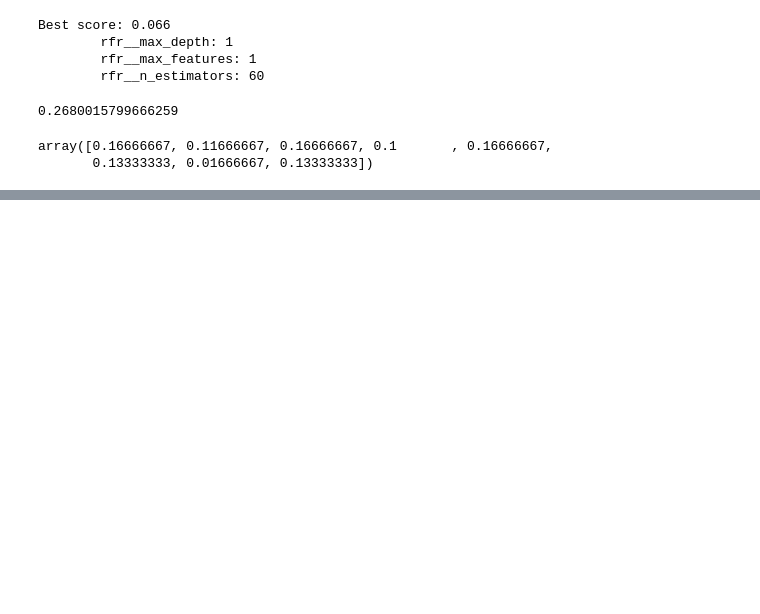
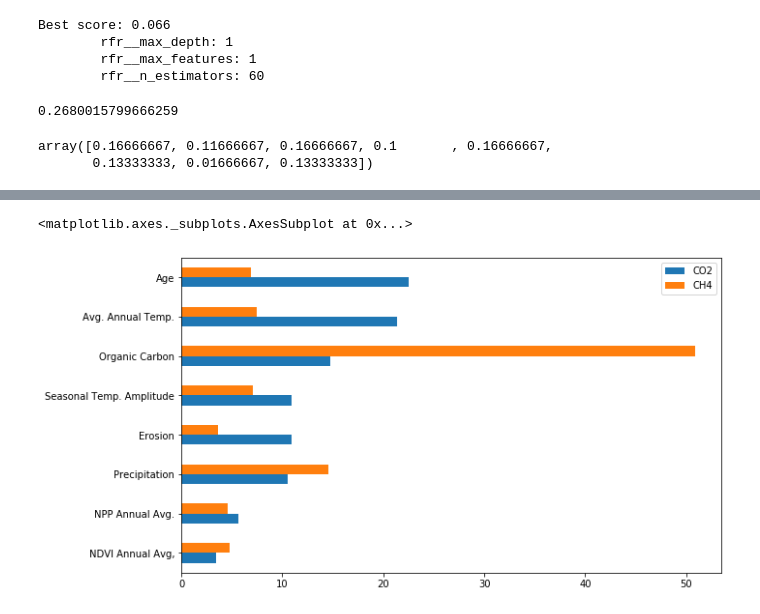
Before and after one commit to kkrlee/hydropower, a Jupyter notebook: yaniv/co2_emissions_randomForest.ipynb, the cells around one changed output, grey strips where cells are left out. Cells and saved outputs as stored; diff of their text form; code cells hidden in the pictures; blank space fills up the shorter version.

```diff
--- a/yaniv/co2_emissions_randomForest.ipynb
+++ b/yaniv/co2_emissions_randomForest.ipynb
@@ -242,0 +331,4 @@ pd.DataFrame(index=X_train.columns,
+# %%
+ch4_feature_importance = pd.read_csv('ch4_feature_importance.csv')
+# %%
+ch4_feature_importance = ch4_feature_importance.set_index([features]).drop('Unnamed: 0', axis=1)
@@ -242,0 +347,4 @@ pd.DataFrame(index=X_train.columns,
+# %%
+co2_feature_importance = pd.DataFrame(index=X_train.columns,
+                                     data=pipeline.named_steps['rfr'].feature_importances_*100,
+                                     columns=['co2_importance'])
@@ -242,0 +353,11 @@ pd.DataFrame(index=X_train.columns,
+# %%
+final = co2_feature_importance.join(ch4_feature_importance)
+final.columns = ['CO2', 'CH4']
+final.index = ['Age', 'Organic Carbon', 'Avg. Annual Temp.', 'Seasonal Temp. Amplitude', 'NDVI Annual Avg,',
+              'NPP Annual Avg.', 'Erosion', 'Precipitation']
+
+# plt.figure(figsize=(12,6))
+final.sort_values(by='CO2', ascending=True).plot(kind='barh', figsize=(10,6))
+# %% [output]
+<matplotlib.axes._subplots.AxesSubplot at 0x...>
+[figure, added]
```
Also changed, not shown: parts of 20 cells of this notebook, 10 other files.
